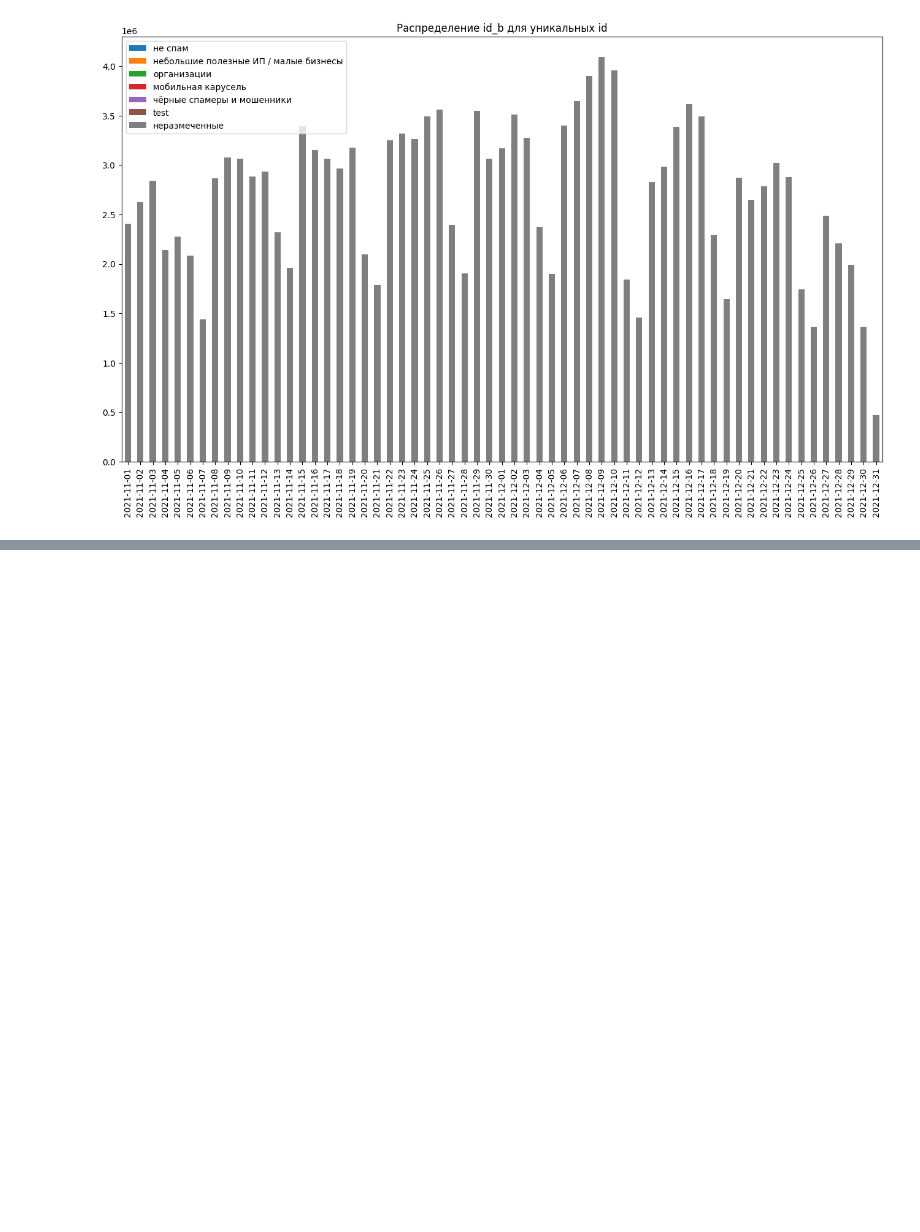
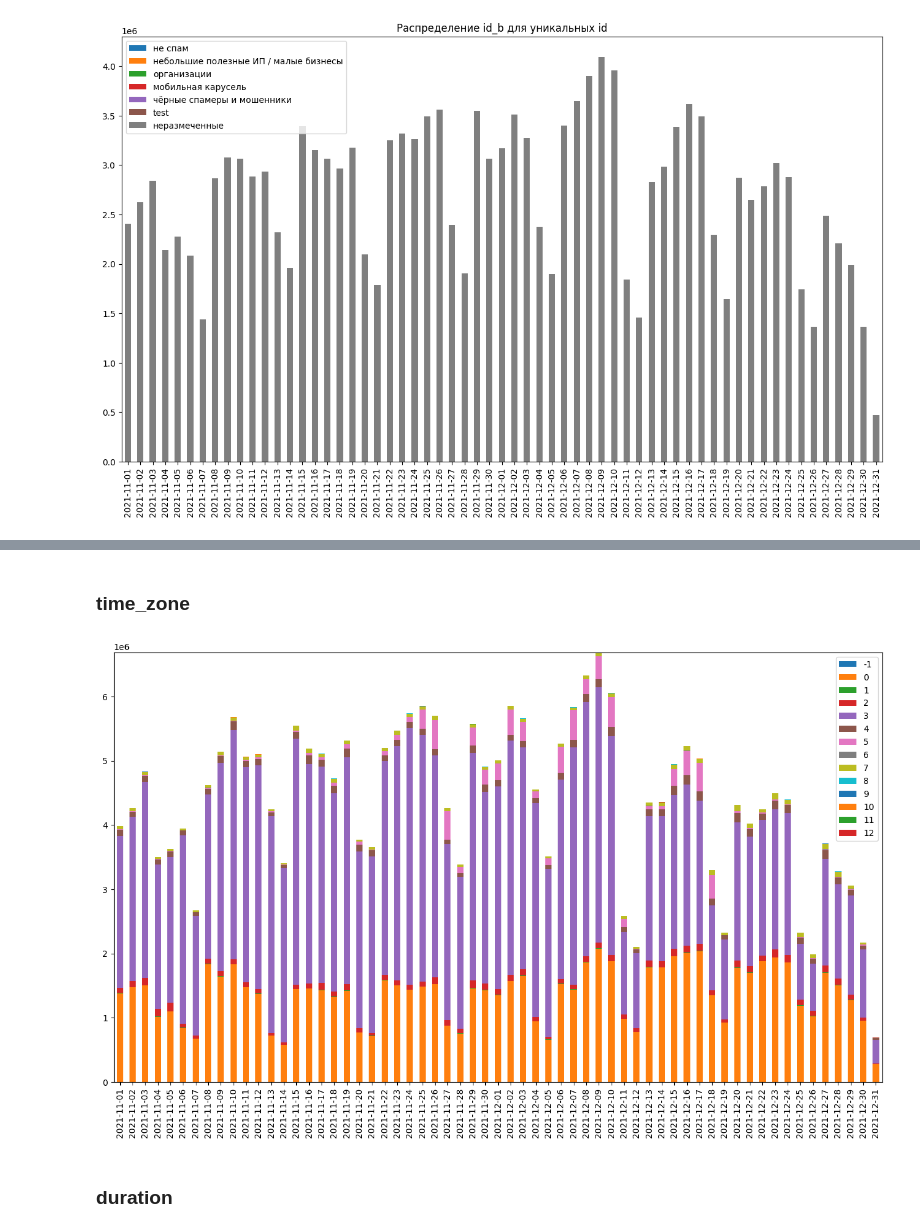
Before and after one commit to Kislv/BestHack2022-DataScience, a Jupyter notebook: EDA.ipynb, the cells around one changed output, grey strips where cells are left out. Drawn from its saved outputs; the diff is of its cells as text; code cells hidden in the pictures; blank space fills up the shorter version.

```diff
--- a/EDA.ipynb
+++ b/EDA.ipynb
@@ -269,0 +310,23 @@ plt.show()
+# %% [markdown]
+### time_zone
+# %%
+tz = pd.DataFrame(index=[-1, 0, 1, 2, 3 , 4, 5, 6, 7, 8, 9, 10, 11, 12])
+for data_path in data_paths:
+    date = pd.to_datetime(
+        data_path.replace(os.path.join('data', 'transactions', 'time_key='), '').replace('.csv', '').replace('-', '.'),
+        format='%Y-%m-%d',
+    )
+    call_transactions = pd.read_csv(data_path, usecols=['time_zone'], dtype={'time_zone': 'uint32'})
+    tz[date] = call_transactions['time_zone'].value_counts()
+tz = tz.transpose()
+# %%
+fig, ax = plt.subplots()
+
+tz.plot(kind='bar', ax=ax, figsize=(16, 9), stacked=True)
+ax.set_xticklabels(tz.index.format())
+
+plt.show()
+# %% [output]
+[figure, added]
+# %% [markdown]
+### duration
```
Also changed, not shown: parts of 29 cells of this notebook.
